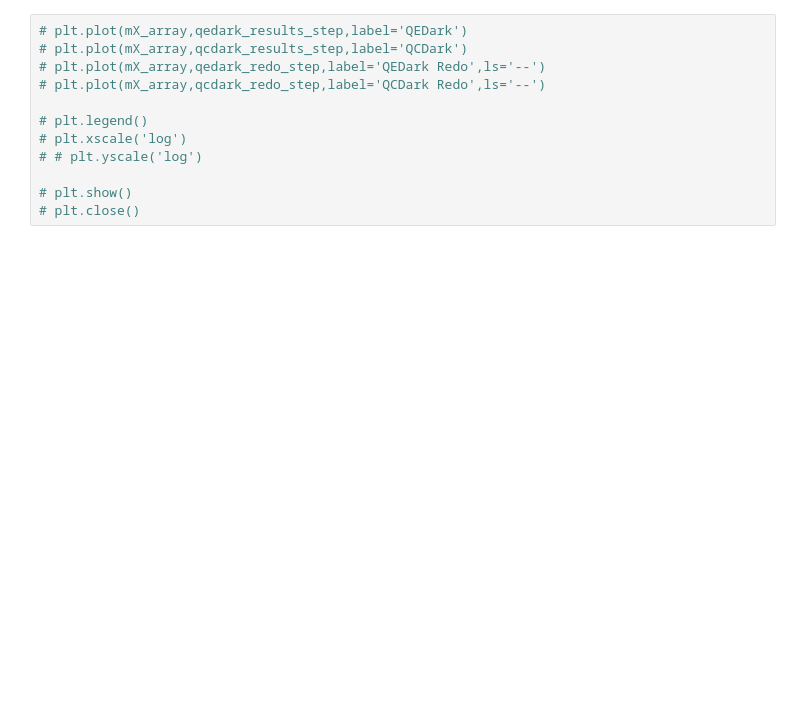
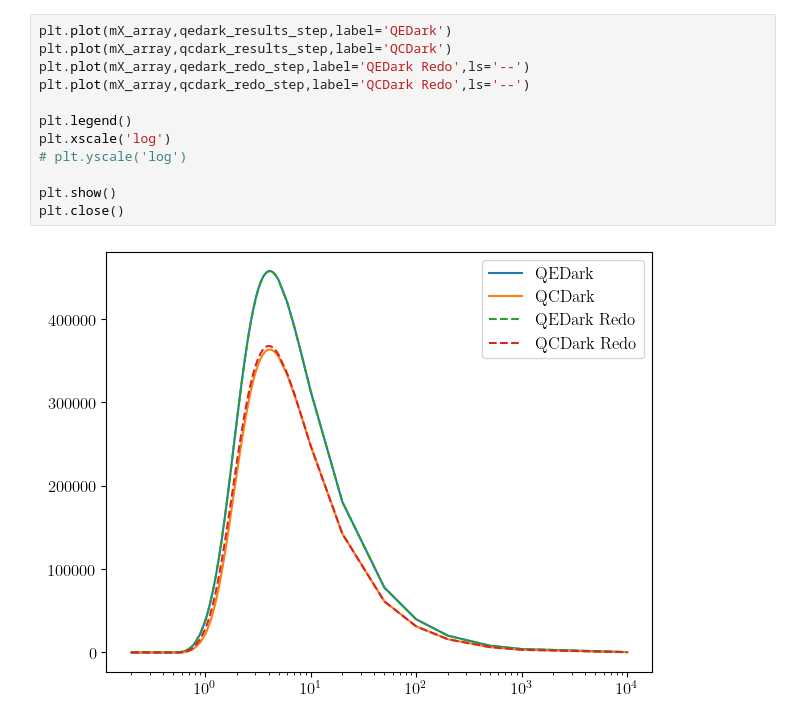
Before and after one commit to ande8412/DarkMatterRates, a Jupyter notebook: DMeRates_Validation.ipynb, the cells around one changed output. Saved outputs shown, nothing was run; the diff lists cells and outputs as text; blank space fills up the shorter version.

```diff
--- a/DMeRates_Validation.ipynb
+++ b/DMeRates_Validation.ipynb
@@ -200,15 +240,17 @@ print(dmrates.vEarth/ (nu.km / nu.s) )
 # %%
-# plt.plot(mX_array,qedark_results_step,label='QEDark')
-# plt.plot(mX_array,qcdark_results_step,label='QCDark')
-# plt.plot(mX_array,qedark_redo_step,label='QEDark Redo',ls='--')
-# plt.plot(mX_array,qcdark_redo_step,label='QCDark Redo',ls='--')
+plt.plot(mX_array,qedark_results_step,label='QEDark')
+plt.plot(mX_array,qcdark_results_step,label='QCDark')
+plt.plot(mX_array,qedark_redo_step,label='QEDark Redo',ls='--')
+plt.plot(mX_array,qcdark_redo_step,label='QCDark Redo',ls='--')
 
-# plt.legend()
-# plt.xscale('log')
-# # plt.yscale('log')
+plt.legend()
+plt.xscale('log')
+# plt.yscale('log')
 
-# plt.show()
-# plt.close()
+plt.show()
+plt.close()
+# %% [output]
+[figure, added]
 # %%
 #this is for testing wimprates
 import DMeRates
```
Also changed, not shown: parts of 43 cells of this notebook, 9 other files.
